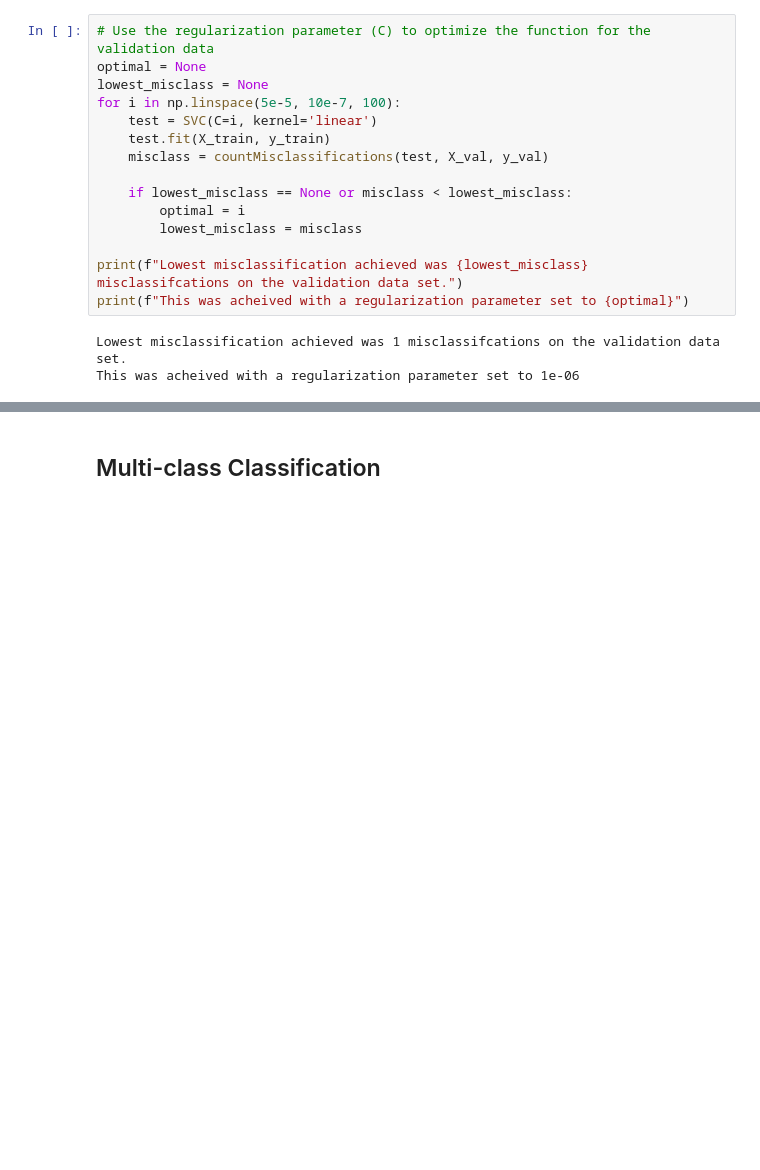
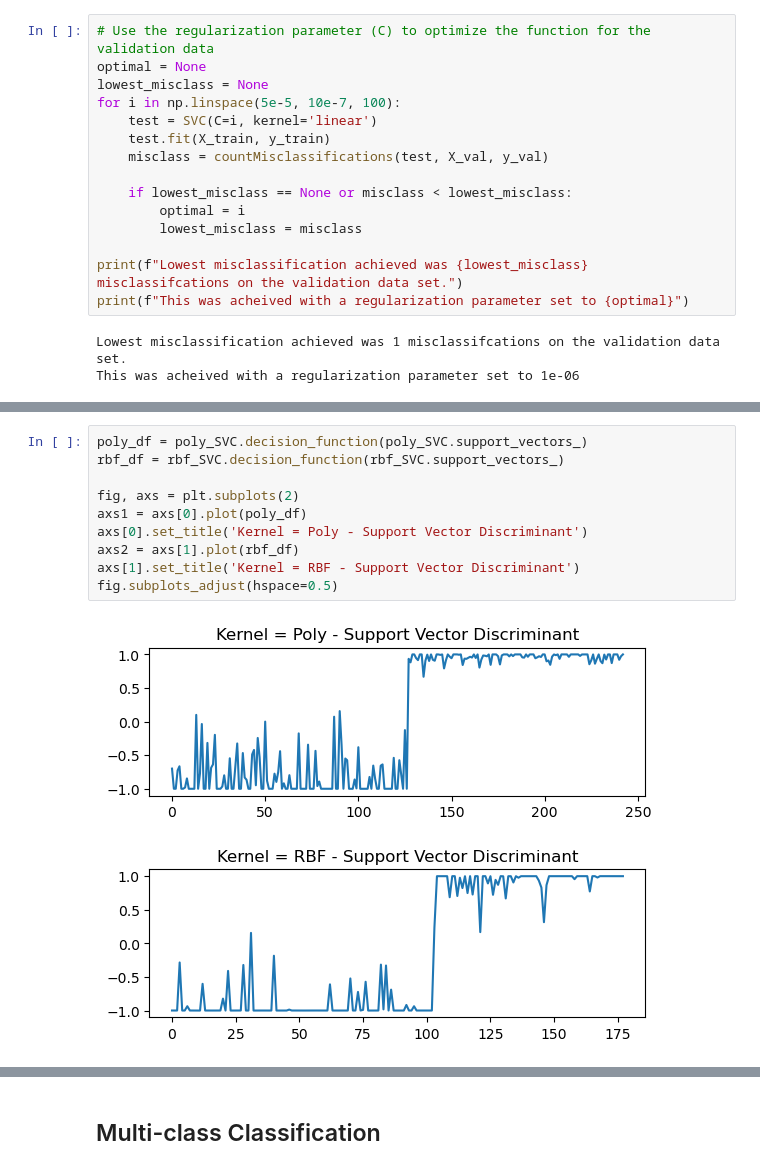
Before and after one commit to brandonegg/MNIST-classification, a Jupyter notebook: Phase3/Phase3.ipynb, the cells around one changed output, grey strips where cells are left out. Drawn from its saved outputs; the diff is of its cells as text; blank space fills up the shorter version.

```diff
--- a/Phase3/Phase3.ipynb
+++ b/Phase3/Phase3.ipynb
@@ -177,0 +199,12 @@ For digits 2,3: Optimal C = 1e-06 scored 0.9748850371418465
+# %%
+poly_df = poly_SVC.decision_function(poly_SVC.support_vectors_)
+rbf_df = rbf_SVC.decision_function(rbf_SVC.support_vectors_)
+
+fig, axs = plt.subplots(2)
+axs1 = axs[0].plot(poly_df)
+axs[0].set_title('Kernel = Poly - Support Vector Discriminant')
+axs2 = axs[1].plot(rbf_df)
+axs[1].set_title('Kernel = RBF - Support Vector Discriminant')
+fig.subplots_adjust(hspace=0.5)
+# %% [output]
+[figure, added]
```
Also changed, not shown: parts of 5 cells of this notebook.
